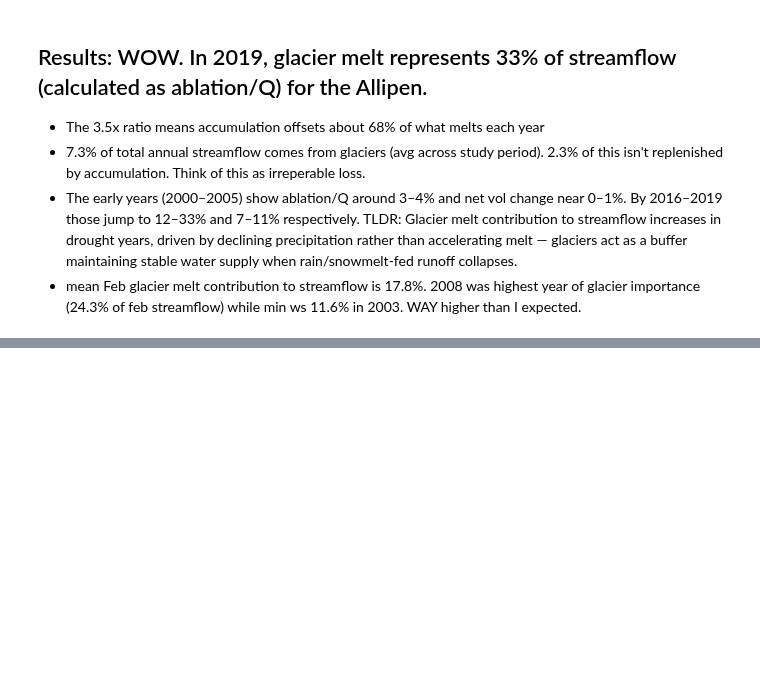
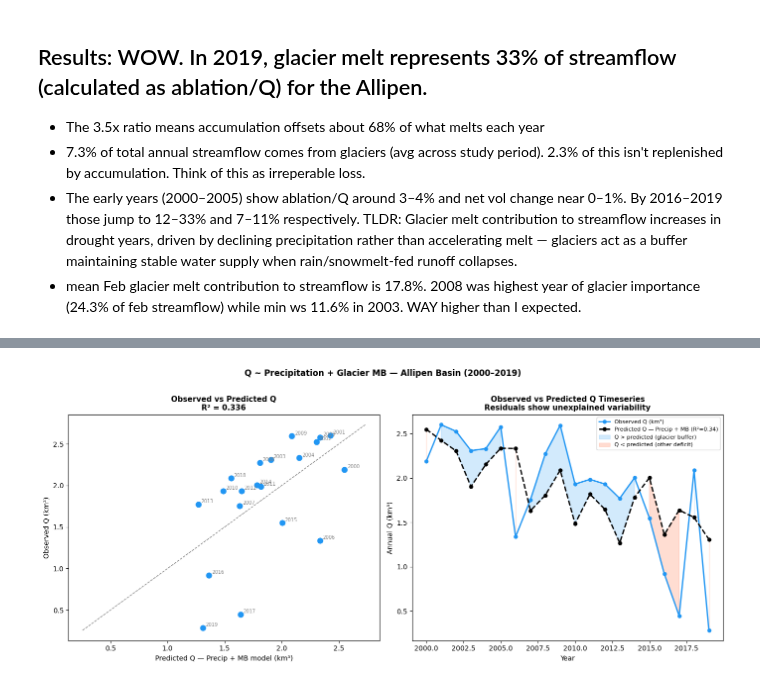
Before and after one commit to millie-spencer/OGGM_CR2_Chile, a Jupyter notebook: allipen_test_glacier_melt_streamflow_routing.ipynb, the cells around one changed output, grey strips where cells are left out. Drawn from its saved outputs; the diff is of its cells as text; code cells hidden in the pictures; blank space fills up the shorter version.

```diff
--- a/allipen_test_glacier_melt_streamflow_routing.ipynb
+++ b/allipen_test_glacier_melt_streamflow_routing.ipynb
@@ -661,0 +1304,87 @@ NameError: name 'out_91' is not defined
+# %%
+"""
+Cell: Q ~ Precip + Glacier MB multiple regression
+"""
+
+import numpy as np
+import pandas as pd
+import matplotlib.pyplot as plt
+from scipy.stats import linregress
+from sklearn.linear_model import LinearRegression
+from sklearn.preprocessing import StandardScaler
+
+# ── Align all series ──────────────────────────────────────────────────────
+common = q_annual.index\
+    .intersection(p_ann.index)\
+    .intersection(mb_ann.dropna().index)
+common = common[(common >= 2000) & (common <= 2019)]
+
+Q  = q_annual.loc[common].values / 1e9     # km³
+P  = p_ann.loc[common].values              # mm/yr
+MB = mb_ann.loc[common].values             # m w.e./yr
+
+# ── Simple correlations ───────────────────────────────────────────────────
+r_p,  _ = pd.Series(Q).corr(pd.Series(P)),  None
+r_mb, _ = pd.Series(Q).corr(pd.Series(MB)), None
+print(f'Correlation Q ~ Precip:      r = {pd.Series(Q).corr(pd.Series(P)):.3f}')
+print(f'Correlation Q ~ MB:          r = {pd.Series(Q).corr(pd.Series(MB)):.3f}')
+print(f'Correlation Q ~ Precip+MB:   (see R² below)')
+
+# ── Multiple regression: Q ~ Precip + MB ─────────────────────────────────
+X = np.column_stack([P, MB])
+scaler = StandardScaler()
+X_scaled = scaler.fit_transform(X)
+
+model = LinearRegression().fit(X_scaled, Q)
+Q_pred = model.predict(X_scaled)
+ss_res = np.sum((Q - Q_pred)**2)
+ss_tot = np.sum((Q - Q.mean())**2)
+r2 = 1 - ss_res / ss_tot
+
+print(f'\nMultiple regression: Q ~ Precip + Glacier MB')
+print(f'  R²:                {r2:.3f}')
+print(f'  Precip coefficient (standardized):  {model.coef_[0]:.3f}')
+print(f'  MB coefficient (standardized):      {model.coef_[1]:.3f}')
+print(f'  Intercept:         {model.intercept_:.3f} km³')
+print(f'\n  → Precip explains ~{model.coef_[0]**2 / (model.coef_[0]**2 + model.coef_[1]**2) * 100:.0f}% of the combined explained variance')
+print(f'  → MB explains     ~{model.coef_[1]**2 / (model.coef_[0]**2 + model.coef_[1]**2) * 100:.0f}% of the combined explained variance')
+
+# ── Plot: Q vs Precip+MB predicted ───────────────────────────────────────
+fig, axes = plt.subplots(1, 2, figsize=(14, 6))
+
+# Panel 1: Observed vs predicted Q
+axes[0].scatter(Q_pred, Q, color=C_Q, s=60, zorder=3)
+for i, yr in enumerate(common):
+    axes[0].annotate(str(yr), (Q_pred[i], Q[i]), fontsize=7,
+                     xytext=(4, 2), textcoords='offset points', color='gray')
+lims = [min(Q.min(), Q_pred.min()) * 0.9, max(Q.max(), Q_pred.max()) * 1.05]
+axes[0].plot(lims, lims, '--', color='black', linewidth=1, alpha=0.5)
+axes[0].set_xlabel('Predicted Q — Precip + MB model (km³)', fontsize=10)
+axes[0].set_ylabel('Observed Q (km³)', fontsize=10)
+axes[0].set_title(f'Observed vs Predicted Q\nR² = {r2:.3f}', fontsize=11, fontweight='bold')
+
+# Panel 2: Timeseries — observed vs predicted + anomaly decomposition
+axes[1].plot(common, Q,      '-o', color=C_Q,    linewidth=2, markersize=5, label='Observed Q (km³)')
+axes[1].plot(common, Q_pred, '-o', color='black', linewidth=2, markersize=5,
+             linestyle='--', label=f'Predicted Q — Precip + MB (R²={r2:.2f})')
+
+# Shade residuals
+axes[1].fill_between(common, Q, Q_pred,
+                     where=(Q > Q_pred), alpha=0.2, color=C_Q,
+                     label='Q > predicted (glacier buffer)')
+axes[1].fill_between(common, Q, Q_pred,
+                     where=(Q < Q_pred), alpha=0.2, color=C_IMBAL,
+                     label='Q < predicted (other deficit)')
+axes[1].set_ylabel('Annual Q (km³)', fontsize=10)
+axes[1].set_xlabel('Year', fontsize=10)
+axes[1].set_title('Observed vs Predicted Q Timeseries\nResiduals show unexplained variability',
+                  fontsize=11, fontweight='bold')
+axes[1].legend(fontsize=8)
+
+plt.suptitle('Q ~ Precipitation + Glacier MB — Allipen Basin (2000–2019)',
+             fontsize=12, fontweight='bold', y=1.01)
+plt.tight_layout()
+plt.savefig('/Users/milliespencer/Desktop/CR2_OGGM_Paper/Allipen_regression.png',
+            dpi=300, bbox_inches='tight')
+plt.show()
+# %% [output]
@@ -661,0 +1403 @@ NameError: name 'out_91' is not defined
+[figure, added]
```
Also changed, not shown: parts of 21 cells of this notebook, 2 other files.
